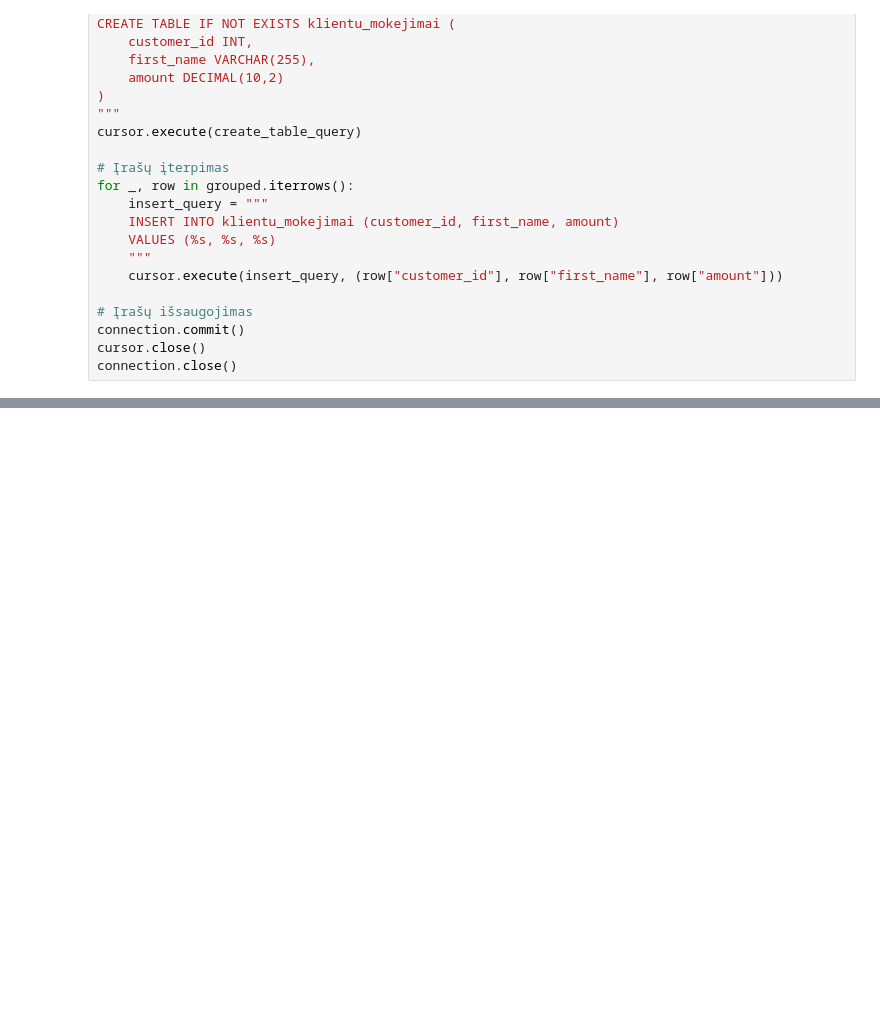
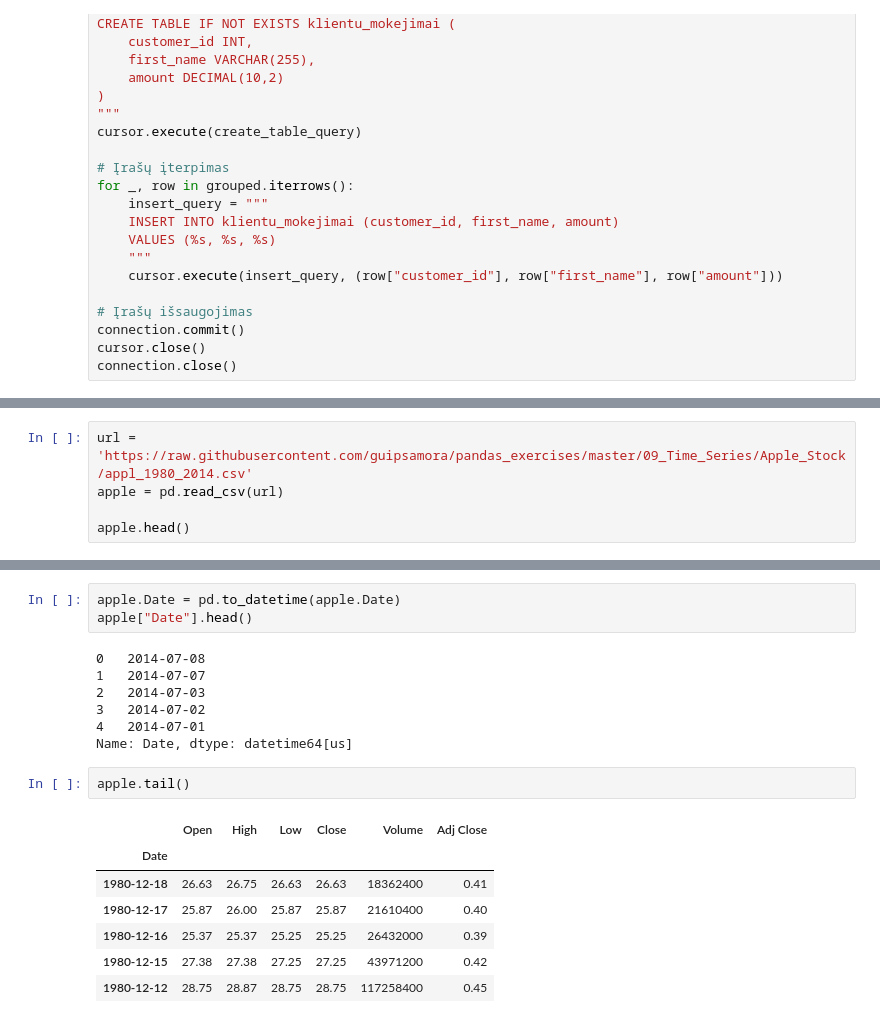
Before and after one commit to donatas-ruzgys/VSCode, a Jupyter notebook: 03_Python/lectures/2026-02-09_lesson.ipynb, the cells around one changed output, grey strips where cells are left out. Cells and saved outputs as stored; diff of their text form; blank space fills up the shorter version.

```diff
--- a/03_Python/lectures/2026-02-09_lesson.ipynb
+++ b/03_Python/lectures/2026-02-09_lesson.ipynb
@@ -171,0 +329,5 @@ connection.close()
+# %%
+url = 'https://raw.githubusercontent.com/guipsamora/pandas_exercises/master/09_Time_Series/Apple_Stock/appl_1980_2014.csv'
+apple = pd.read_csv(url)
+
+apple.head()
@@ -171,0 +350,20 @@ connection.close()
+# %%
+apple.Date = pd.to_datetime(apple.Date)
+apple["Date"].head()
+# %% [output]
+0   2014-07-08
+1   2014-07-07
+2   2014-07-03
+3   2014-07-02
+4   2014-07-01
+Name: Date, dtype: datetime64[us]
+# %%
+apple.tail()
+# %% [output]
+|  | Open | High | Low | Close | Volume | Adj Close |
+| Date |  |  |  |  |  |  |
+| 1980-12-18 | 26.63 | 26.75 | 26.63 | 26.63 | 18362400 | 0.41 |
+| 1980-12-17 | 25.87 | 26.00 | 25.87 | 25.87 | 21610400 | 0.40 |
+| 1980-12-16 | 25.37 | 25.37 | 25.25 | 25.25 | 26432000 | 0.39 |
+| 1980-12-15 | 27.38 | 27.38 | 27.25 | 27.25 | 43971200 | 0.42 |
+| 1980-12-12 | 28.75 | 28.87 | 28.75 | 28.75 | 117258400 | 0.45 |
```
Also changed, not shown: parts of 20 cells of this notebook, 2 other files.
